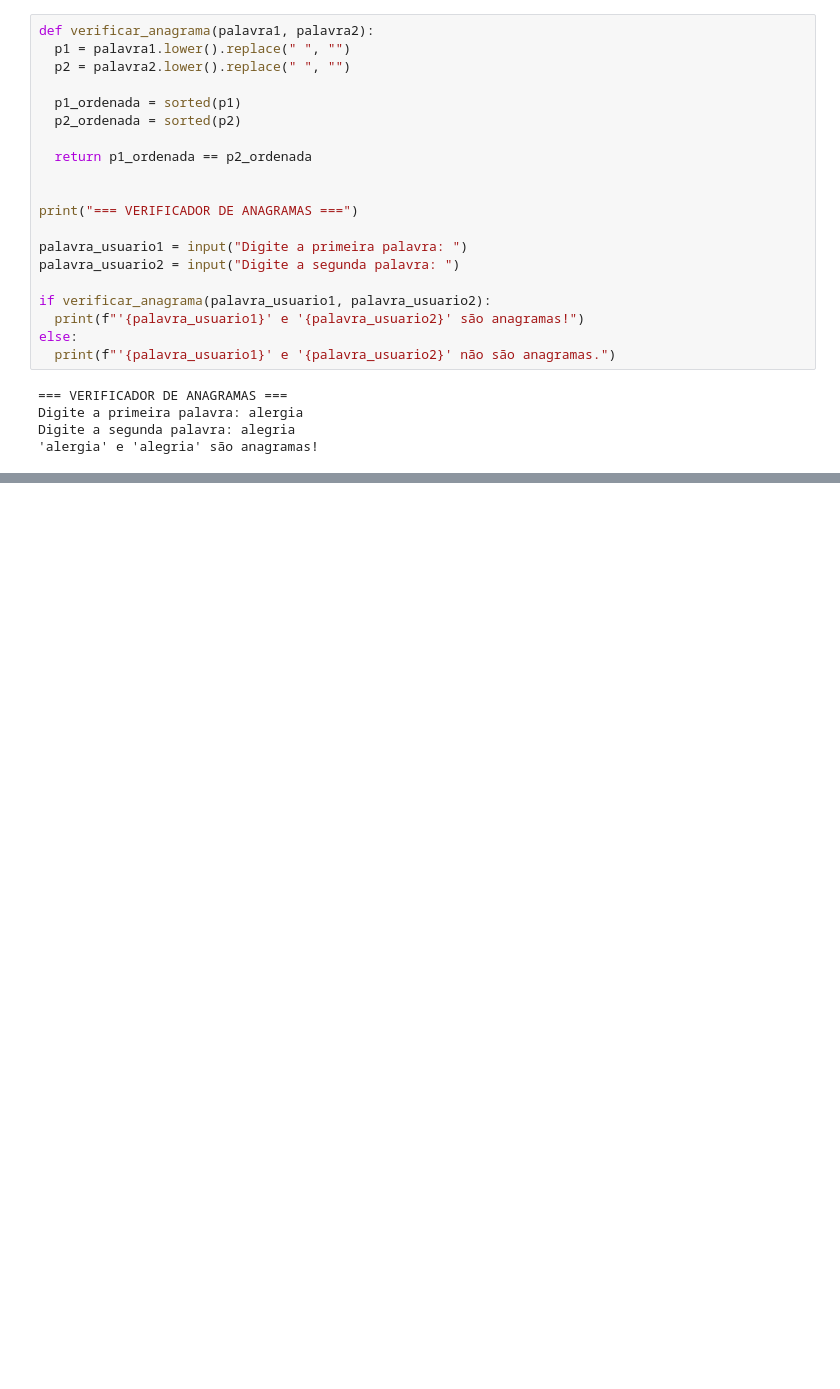
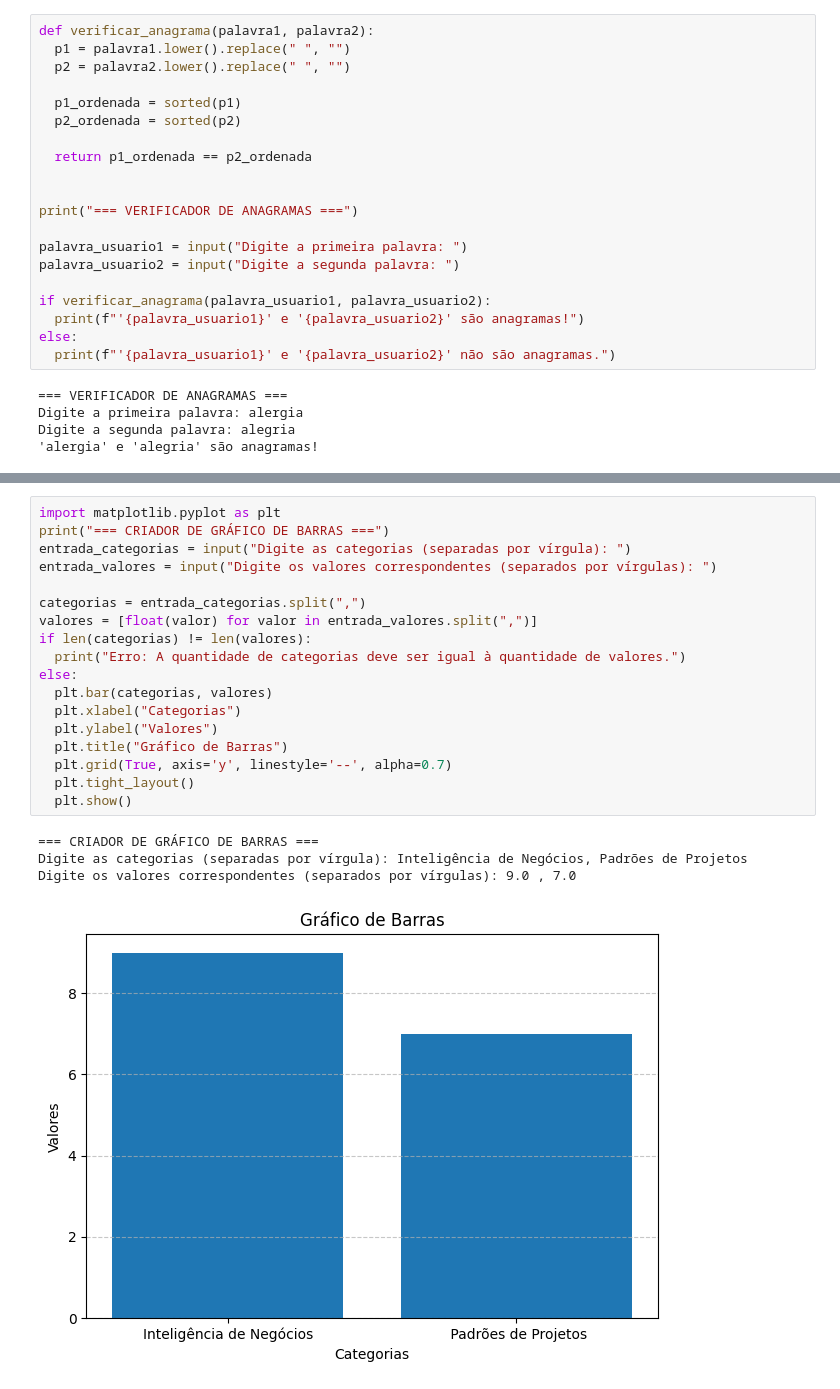
Before and after one commit to MaryGuta69/InteligenciaArtificial, a Jupyter notebook: Exercicios_Python_MariaAugusta_6SemA_Manha.ipynb, the cells around one changed output, grey strips where cells are left out. Saved outputs shown, nothing was run; the diff lists cells and outputs as text; blank space fills up the shorter version.

```diff
--- a/Exercicios_Python_MariaAugusta_6SemA_Manha.ipynb
+++ b/Exercicios_Python_MariaAugusta_6SemA_Manha.ipynb
@@ -799,0 +793,23 @@ Exercício 28 – Gráfico de Barras
+# %%
+import matplotlib.pyplot as plt
+print("=== CRIADOR DE GRÁFICO DE BARRAS ===")
+entrada_categorias = input("Digite as categorias (separadas por vírgula): ")
+entrada_valores = input("Digite os valores correspondentes (separados por vírgulas): ")
+
+categorias = entrada_categorias.split(",")
+valores = [float(valor) for valor in entrada_valores.split(",")]
+if len(categorias) != len(valores):
+  print("Erro: A quantidade de categorias deve ser igual à quantidade de valores.")
+else:
+  plt.bar(categorias, valores)
+  plt.xlabel("Categorias")
+  plt.ylabel("Valores")
+  plt.title("Gráfico de Barras")
+  plt.grid(True, axis='y', linestyle='--', alpha=0.7)
+  plt.tight_layout()
+  plt.show()
+# %% [output]
+=== CRIADOR DE GRÁFICO DE BARRAS ===
+Digite as categorias (separadas por vírgula): Inteligência de Negócios, Padrões de Projetos
+Digite os valores correspondentes (separados por vírgulas): 9.0 , 7.0
+[figure, added]
```
Also changed, not shown: parts of 12 cells of this notebook.
